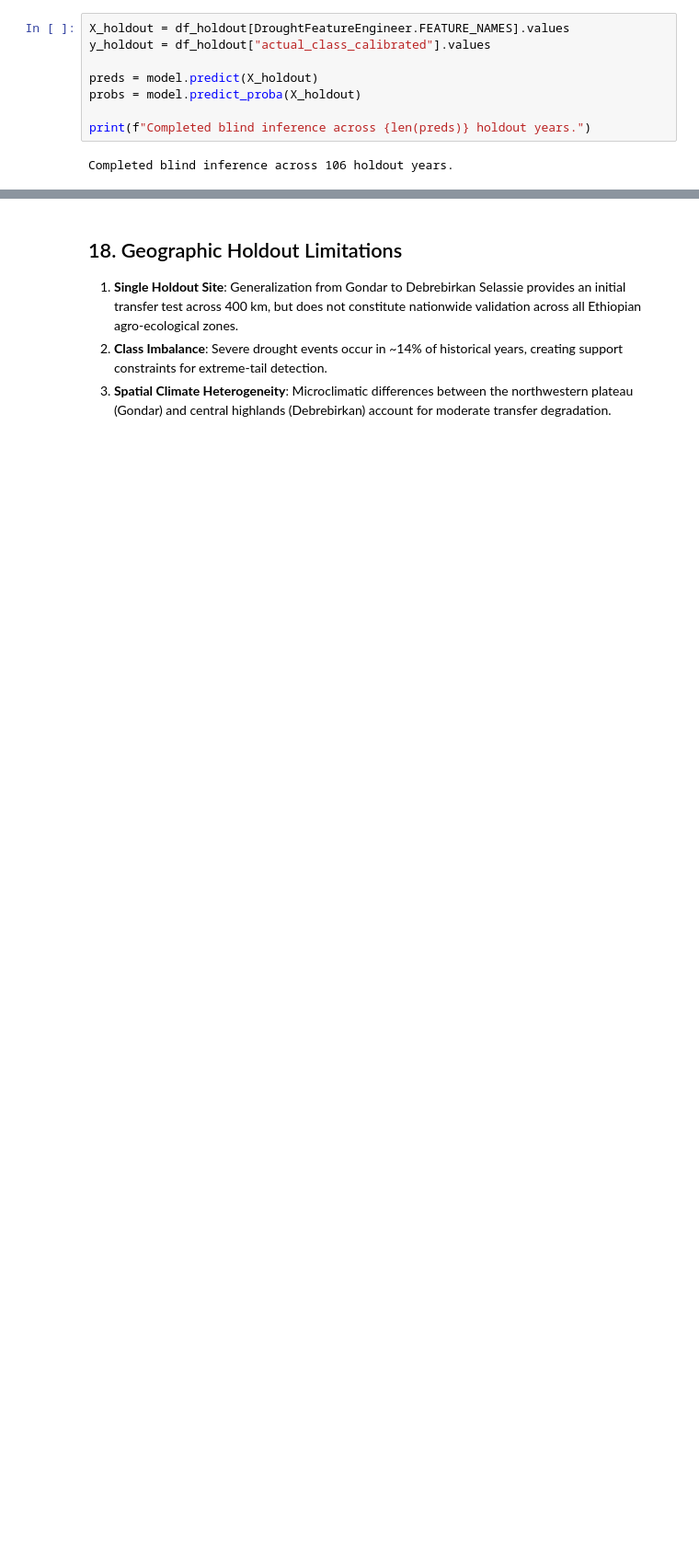
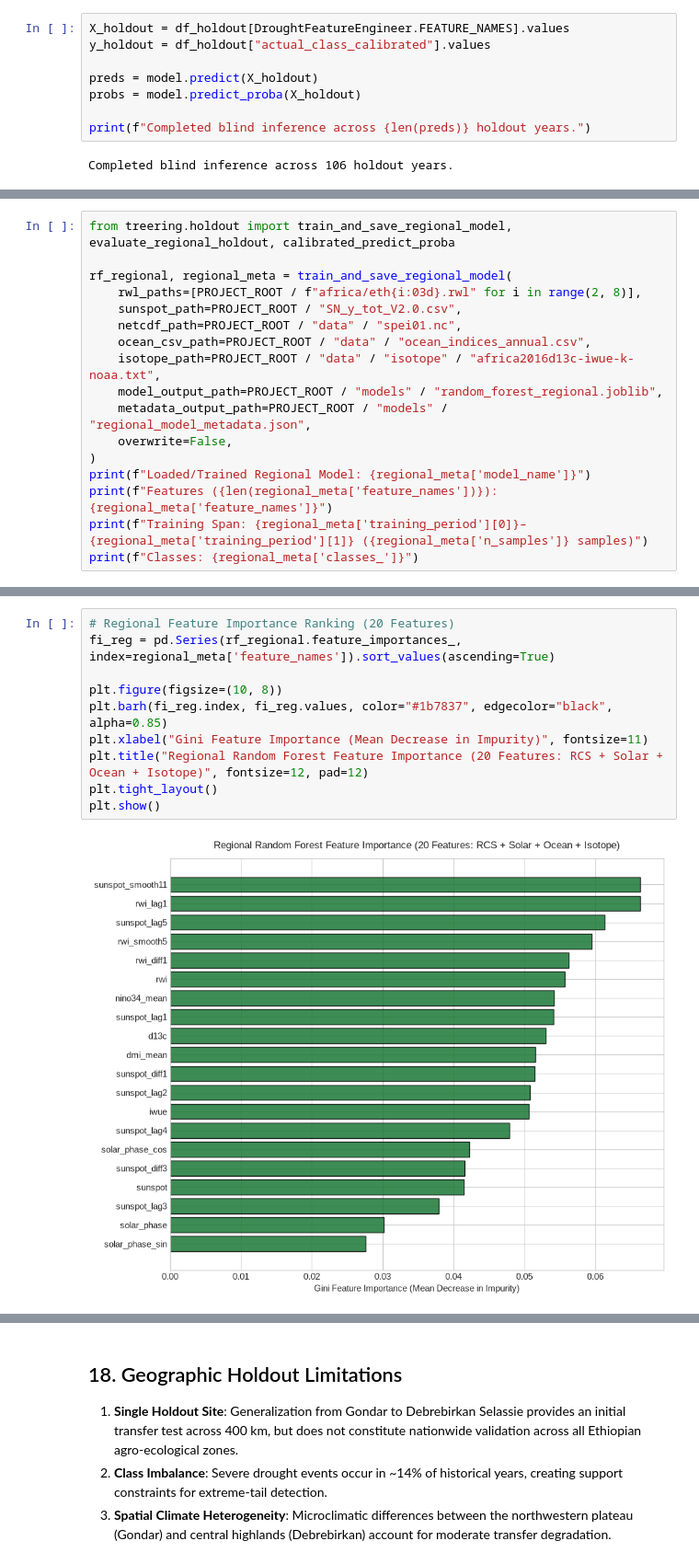
Before and after one commit to ezekiyastsegaye123-cmyk/Fradscr, a Jupyter notebook: Model.ipynb, the cells around one changed output, grey strips where cells are left out. Shown at 92% size. Cells and saved outputs as stored; diff of their text form; blank space fills up the shorter version.

```diff
--- a/Model.ipynb
+++ b/Model.ipynb
@@ -505,0 +651,17 @@ plt.show()
+# %%
+from treering.holdout import train_and_save_regional_model, evaluate_regional_holdout, calibrated_predict_proba
+
+rf_regional, regional_meta = train_and_save_regional_model(
+    rwl_paths=[PROJECT_ROOT / f"africa/eth{i:03d}.rwl" for i in range(2, 8)],
+    sunspot_path=PROJECT_ROOT / "SN_y_tot_V2.0.csv",
+    netcdf_path=PROJECT_ROOT / "data" / "spei01.nc",
+    ocean_csv_path=PROJECT_ROOT / "data" / "ocean_indices_annual.csv",
+    isotope_path=PROJECT_ROOT / "data" / "isotope" / "africa2016d13c-iwue-k-noaa.txt",
+    model_output_path=PROJECT_ROOT / "models" / "random_forest_regional.joblib",
+    metadata_output_path=PROJECT_ROOT / "models" / "regional_model_metadata.json",
+    overwrite=False,
+)
+print(f"Loaded/Trained Regional Model: {regional_meta['model_name']}")
+print(f"Features ({len(regional_meta['feature_names'])}): {regional_meta['feature_names']}")
+print(f"Training Span: {regional_meta['training_period'][0]}–{regional_meta['training_period'][1]} ({regional_meta['n_samples']} samples)")
+print(f"Classes: {regional_meta['classes_']}")
@@ -505,0 +723,12 @@ plt.show()
+# %%
+# Regional Feature Importance Ranking (20 Features)
+fi_reg = pd.Series(rf_regional.feature_importances_, index=regional_meta['feature_names']).sort_values(ascending=True)
+
+plt.figure(figsize=(10, 8))
+plt.barh(fi_reg.index, fi_reg.values, color="#1b7837", edgecolor="black", alpha=0.85)
+plt.xlabel("Gini Feature Importance (Mean Decrease in Impurity)", fontsize=11)
+plt.title("Regional Random Forest Feature Importance (20 Features: RCS + Solar + Ocean + Isotope)", fontsize=12, pad=12)
+plt.tight_layout()
+plt.show()
+# %% [output]
+[figure, added]
```
Also changed, not shown: parts of 40 cells of this notebook, 3 other files.
